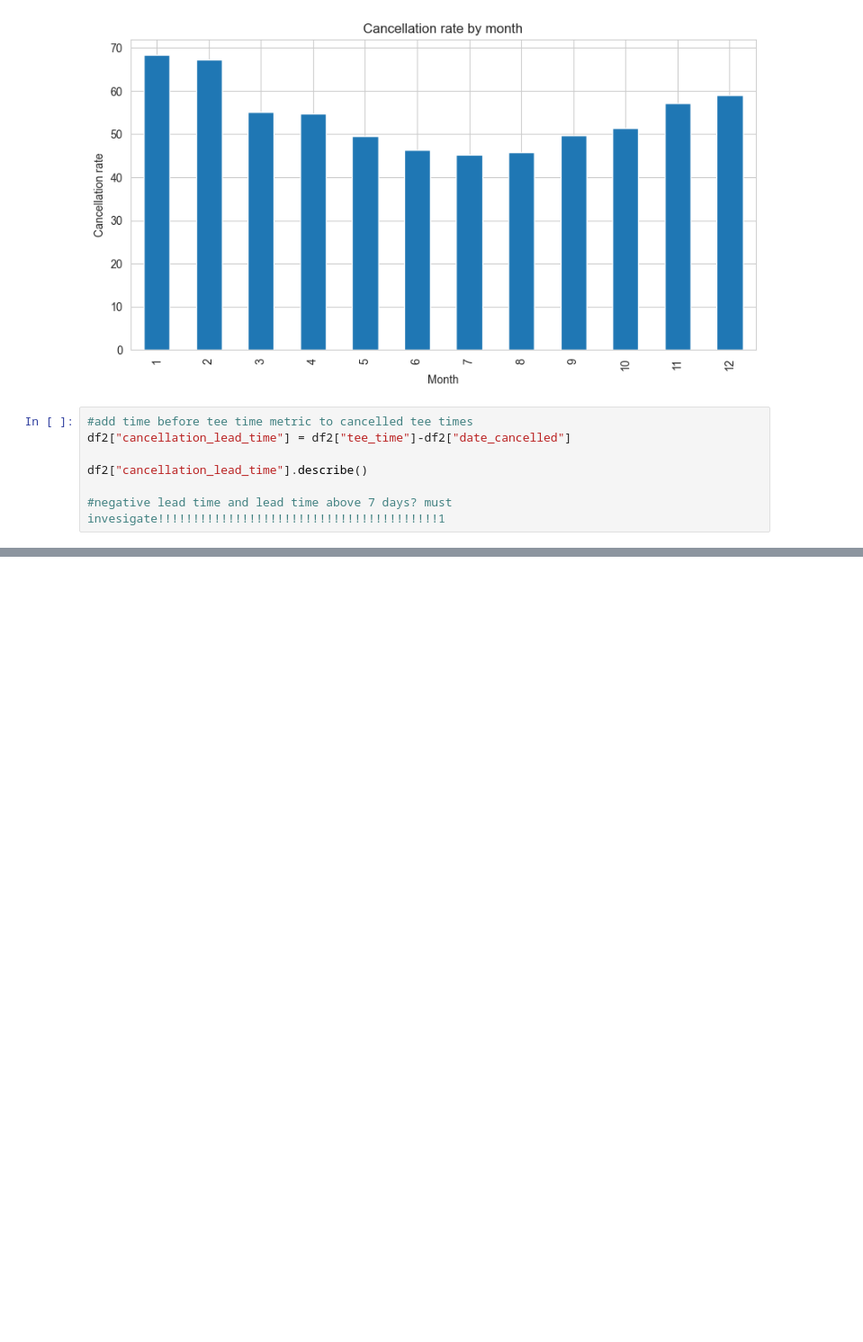
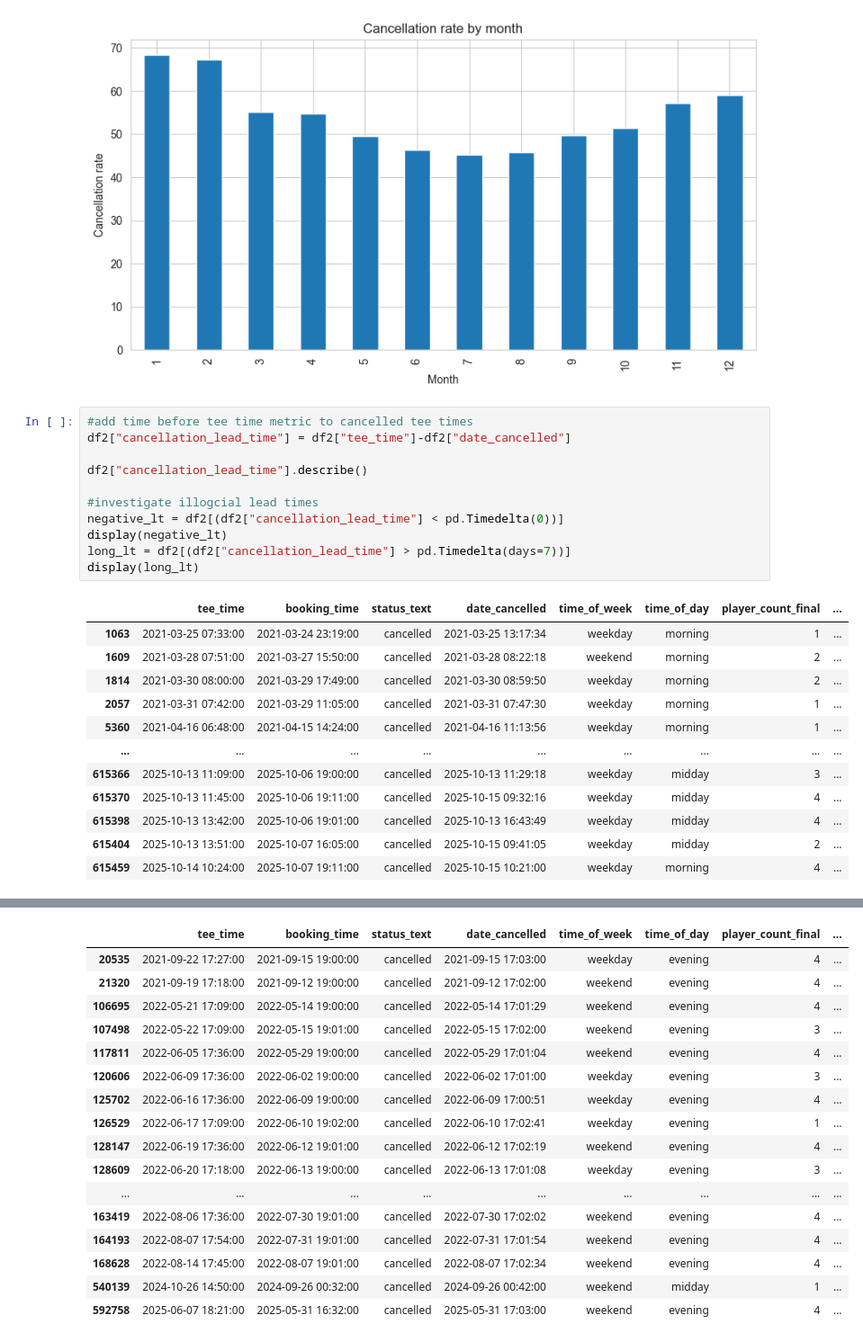
Before and after one commit to Dshaw630/bethpage-tee-time-analysis, a Jupyter notebook: notebooks/03_exploratory_analysis.ipynb, the cells around one changed output, grey strips where cells are left out. Shown at 90% size. Cells and saved outputs as stored; diff of their text form; blank space fills up the shorter version.

```diff
--- a/notebooks/03_exploratory_analysis.ipynb
+++ b/notebooks/03_exploratory_analysis.ipynb
@@ -352,5 +352,21 @@ df2["cancellation_lead_time"] = df2["tee_time"]-df2["date_cancelled"]
 
 df2["cancellation_lead_time"].describe()
 
-#negative lead time and lead time above 7 days? must invesigate!!!!!!!!!!!!!!!!!!!!!!!!!!!!!!!!!!!!!!!!1
+#investigate illogcial lead times
+negative_lt = df2[(df2["cancellation_lead_time"] < pd.Timedelta(0))]
+display(negative_lt)
+long_lt = df2[(df2["cancellation_lead_time"] > pd.Timedelta(days=7))]
+display(long_lt)
 # %% [output]
+|  | tee_time | booking_time | status_text | date_cancelled | time_of_week | time_of_day | player_count_final | ... |
+| 1063 | 2021-03-25 07:33:00 | 2021-03-24 23:19:00 | cancelled | 2021-03-25 13:17:34 | weekday | morning | 1 | ... |
+| 1609 | 2021-03-28 07:51:00 | 2021-03-27 15:50:00 | cancelled | 2021-03-28 08:22:18 | weekend | morning | 2 | ... |
+| 1814 | 2021-03-30 08:00:00 | 2021-03-29 17:49:00 | cancelled | 2021-03-30 08:59:50 | weekday | morning | 2 | ... |
+| 2057 | 2021-03-31 07:42:00 | 2021-03-29 11:05:00 | cancelled | 2021-03-31 07:47:30 | weekday | morning | 1 | ... |
+| 5360 | 2021-04-16 06:48:00 | 2021-04-15 14:24:00 | cancelled | 2021-04-16 11:13:56 | weekday | morning | 1 | ... |
+| ... | ... | ... | ... | ... | ... | ... | ... | ... |
+| 615366 | 2025-10-13 11:09:00 | 2025-10-06 19:00:00 | cancelled | 2025-10-13 11:29:18 | weekday | midday | 3 | ... |
+| 615370 | 2025-10-13 11:45:00 | 2025-10-06 19:11:00 | cancelled | 2025-10-15 09:32:16 | weekday | midday | 4 | ... |
+| 615398 | 2025-10-13 13:42:00 | 2025-10-06 19:01:00 | cancelled | 2025-10-13 16:43:49 | weekday | midday | 4 | ... |
+| 615404 | 2025-10-13 13:51:00 | 2025-10-07 16:05:00 | cancelled | 2025-10-15 09:41:05 | weekday | midday | 2 | ... |
+| 615459 | 2025-10-14 10:24:00 | 2025-10-07 19:11:00 | cancelled | 2025-10-15 10:21:00 | weekday | morning | 4 | ... |
@@ -365,0 +374,17 @@ Name: cancellation_lead_time, dtype: object
+|  | tee_time | booking_time | status_text | date_cancelled | time_of_week | time_of_day | player_count_final | ... |
+| 20535 | 2021-09-22 17:27:00 | 2021-09-15 19:00:00 | cancelled | 2021-09-15 17:03:00 | weekday | evening | 4 | ... |
+| 21320 | 2021-09-19 17:18:00 | 2021-09-12 19:00:00 | cancelled | 2021-09-12 17:02:00 | weekend | evening | 4 | ... |
+| 106695 | 2022-05-21 17:09:00 | 2022-05-14 19:00:00 | cancelled | 2022-05-14 17:01:29 | weekend | evening | 4 | ... |
+| 107498 | 2022-05-22 17:09:00 | 2022-05-15 19:01:00 | cancelled | 2022-05-15 17:02:00 | weekend | evening | 3 | ... |
+| 117811 | 2022-06-05 17:36:00 | 2022-05-29 19:00:00 | cancelled | 2022-05-29 17:01:04 | weekend | evening | 4 | ... |
+| 120606 | 2022-06-09 17:36:00 | 2022-06-02 19:00:00 | cancelled | 2022-06-02 17:01:00 | weekday | evening | 3 | ... |
+| 125702 | 2022-06-16 17:36:00 | 2022-06-09 19:00:00 | cancelled | 2022-06-09 17:00:51 | weekday | evening | 4 | ... |
+| 126529 | 2022-06-17 17:09:00 | 2022-06-10 19:02:00 | cancelled | 2022-06-10 17:02:41 | weekday | evening | 1 | ... |
+| 128147 | 2022-06-19 17:36:00 | 2022-06-12 19:01:00 | cancelled | 2022-06-12 17:02:19 | weekend | evening | 4 | ... |
+| 128609 | 2022-06-20 17:18:00 | 2022-06-13 19:00:00 | cancelled | 2022-06-13 17:01:08 | weekday | evening | 3 | ... |
+| ... | ... | ... | ... | ... | ... | ... | ... | ... |
+| 163419 | 2022-08-06 17:36:00 | 2022-07-30 19:01:00 | cancelled | 2022-07-30 17:02:02 | weekend | evening | 4 | ... |
+| 164193 | 2022-08-07 17:54:00 | 2022-07-31 19:01:00 | cancelled | 2022-07-31 17:01:54 | weekend | evening | 4 | ... |
+| 168628 | 2022-08-14 17:45:00 | 2022-08-07 19:01:00 | cancelled | 2022-08-07 17:02:34 | weekend | evening | 4 | ... |
+| 540139 | 2024-10-26 14:50:00 | 2024-09-26 00:32:00 | cancelled | 2024-09-26 00:42:00 | weekend | midday | 1 | ... |
+| 592758 | 2025-06-07 18:21:00 | 2025-05-31 16:32:00 | cancelled | 2025-05-31 17:03:00 | weekend | evening | 4 | ... |
```
Also changed, not shown: parts of 1 cell of this notebook, 1 other file.
